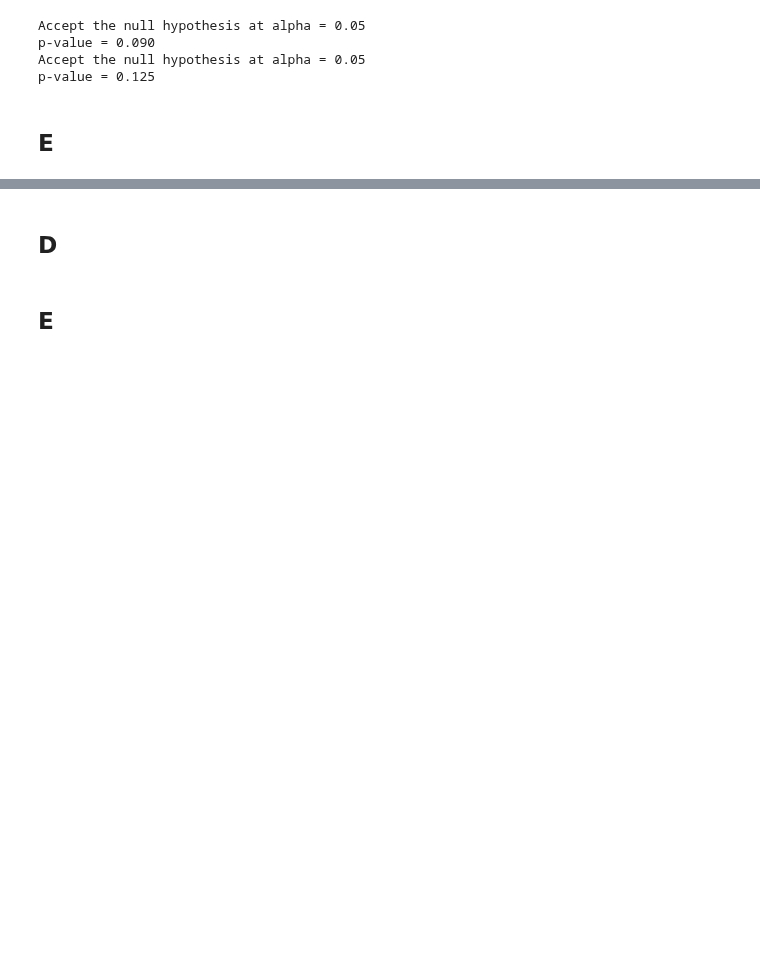
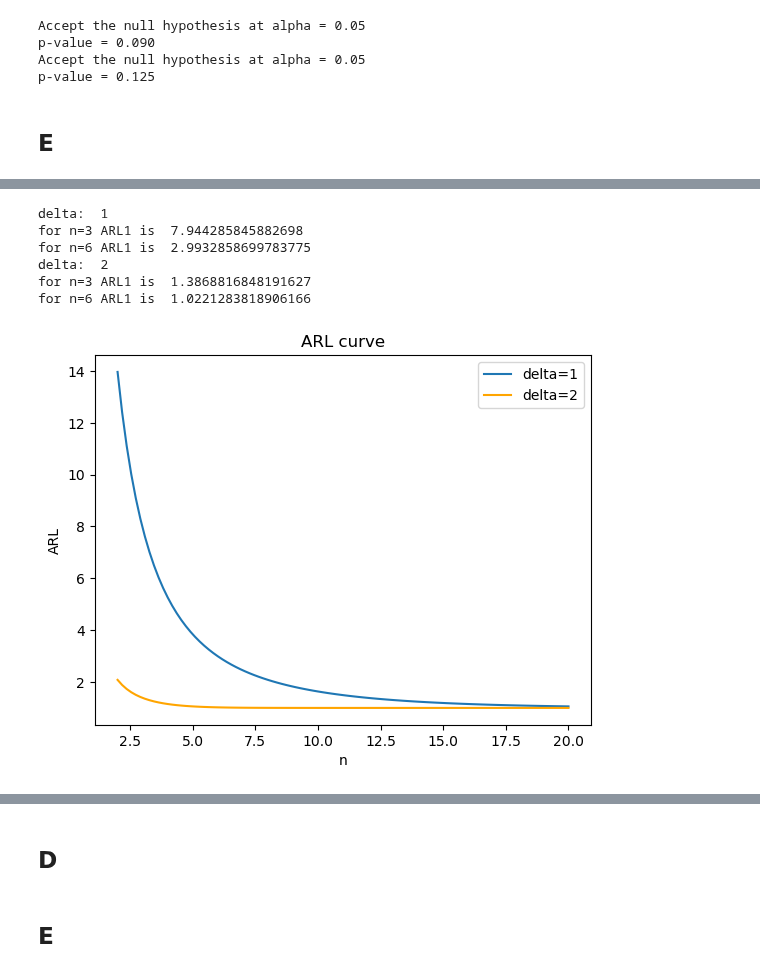
Before and after one commit to abylai11/qda-project, a Jupyter notebook: Summary Notebooks/2024_simulation.ipynb, the cells around one changed output, grey strips where cells are left out. Drawn from its saved outputs; the diff is of its cells as text; code cells hidden in the pictures; blank space fills up the shorter version.

```diff
--- a/Summary Notebooks/2024_simulation.ipynb
+++ b/Summary Notebooks/2024_simulation.ipynb
@@ -352,0 +413,46 @@ p-value = 0.125
+# %%
+delta=1
+print("delta: ",delta)
+# Define a range of values for beta
+n = np.linspace(2, 20, 100)
+# Compute the corresponding beta values
+beta = stats.norm.cdf(K_alpha - delta*np.sqrt(n)) - stats.norm.cdf(-K_alpha - delta*np.sqrt(n))
+# Plot the beta values
+ARL1 = 1/(1-beta)
+plt.plot(n, ARL1,label="delta=1")
+plt.xlabel('n')
+plt.ylabel('ARL')
+plt.title('ARL curve')
+beta_n3 = stats.norm.cdf(K_alpha - delta*np.sqrt(3)) - stats.norm.cdf(-K_alpha - delta*np.sqrt(3))
+print("for n=3 ARL1 is ",1/(1-beta_n3))
+beta_n6 = stats.norm.cdf(K_alpha - delta*np.sqrt(6)) - stats.norm.cdf(-K_alpha - delta*np.sqrt(6))
+print("for n=6 ARL1 is ",1/(1-beta_n6))
+
+# repeat that code here to overlap multiple curves
+delta=2
+print("delta: ",delta)
+# Define a range of values for beta
+n = np.linspace(2, 20, 100)
+# Compute the corresponding beta values
+beta=  stats.norm.cdf(K_alpha - delta*np.sqrt(n)) - stats.norm.cdf(-K_alpha - delta*np.sqrt(n))
+# Plot the beta values
+ARL1 = 1/(1-beta)
+plt.plot(n, ARL1,label="delta=2",color="orange")
+plt.xlabel('n')
+plt.ylabel('ARL')
+plt.title('ARL curve')
+beta_n3 = stats.norm.cdf(K_alpha - delta*np.sqrt(3)) - stats.norm.cdf(-K_alpha - delta*np.sqrt(3))
+print("for n=3 ARL1 is ",1/(1-beta_n3))
+beta_n6 = stats.norm.cdf(K_alpha - delta*np.sqrt(6)) - stats.norm.cdf(-K_alpha - delta*np.sqrt(6))
+print("for n=6 ARL1 is ",1/(1-beta_n6))
+
+plt.legend()
+plt.show()
+# %% [output]
+delta:  1
+for n=3 ARL1 is  7.944285845882698
+for n=6 ARL1 is  2.9932858699783775
+delta:  2
+for n=3 ARL1 is  1.3868816848191627
+for n=6 ARL1 is  1.0221283818906166
+[figure, added]
```
Also changed, not shown: parts of 11 cells of this notebook.
